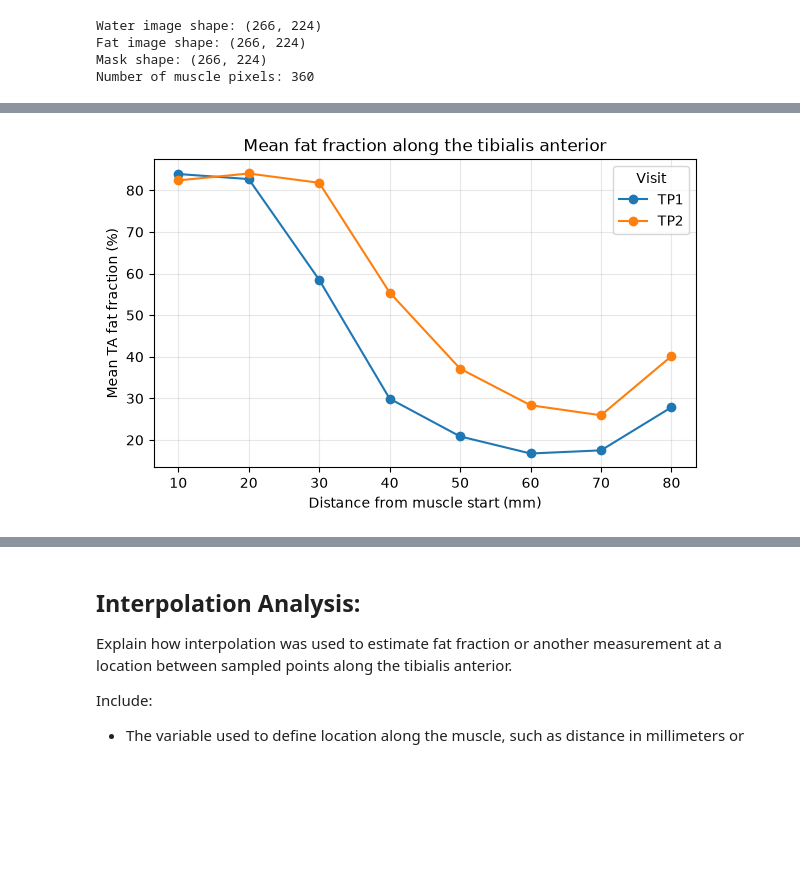
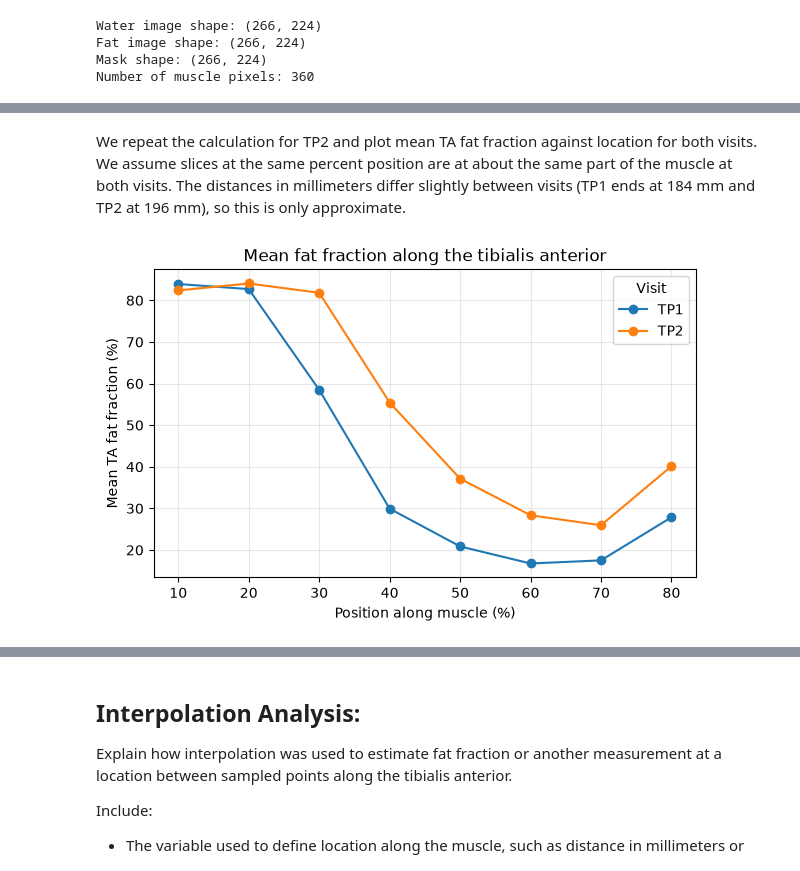
Before and after one commit to artyrchuk/BME_2315_Module2, a Jupyter notebook: FSHD_Module2_Project_Template.ipynb, the cells around one changed output, grey strips where cells are left out. Drawn from its saved outputs; the diff is of its cells as text; code cells hidden in the pictures; blank space fills up the shorter version.

```diff
--- a/FSHD_Module2_Project_Template.ipynb
+++ b/FSHD_Module2_Project_Template.ipynb
@@ -251,3 +232,5 @@ results_df
+# %% [markdown]
+We repeat the calculation for TP2 and plot mean TA fat fraction against location for both visits. We assume slices at the same percent position are at about the same part of the muscle at both visits. The distances in millimeters differ slightly between visits (TP1 ends at 184 mm and TP2 at 196 mm), so this is only approximate.
 # %%
 def summarize_visit(timepoint):
     visit_results = []
@@ -262,32 +245,32 @@ def summarize_visit(timepoint):
         visit_results.append({
             "timepoint": timepoint,
             "slice_id": row["slice_id"],
             "percent_along_muscle": row["percent_along_muscle"],
             "distance_from_muscle_start_mm": row["distance_from_muscle_start_mm"],
             "mean_fat_fraction_percent": np.nanmean(ff),
         })
 
     return pd.DataFrame(visit_results)
 
 profiles_df = pd.concat(
     [summarize_visit("TP1"), summarize_visit("TP2")],
     ignore_index=True
 )
 
 plt.figure(figsize=(7, 4))
 for timepoint, group in profiles_df.groupby("timepoint"):
     group = group.sort_values("distance_from_muscle_start_mm")
     plt.plot(
         group["percent_along_muscle"],
         group["mean_fat_fraction_percent"],
         marker="o",
         label=timepoint
     )
-plt.xlabel("Distance from muscle start (mm)")
+plt.xlabel("Position along muscle (%)")
 plt.ylabel("Mean TA fat fraction (%)")
 plt.title("Mean fat fraction along the tibialis anterior")
 plt.legend(title="Visit")
 plt.grid(True, alpha=0.3)
 plt.show()
 # %% [output]
-[figure, old version]
+[figure, new version]
```
Also changed, not shown: parts of 19 cells of this notebook.
